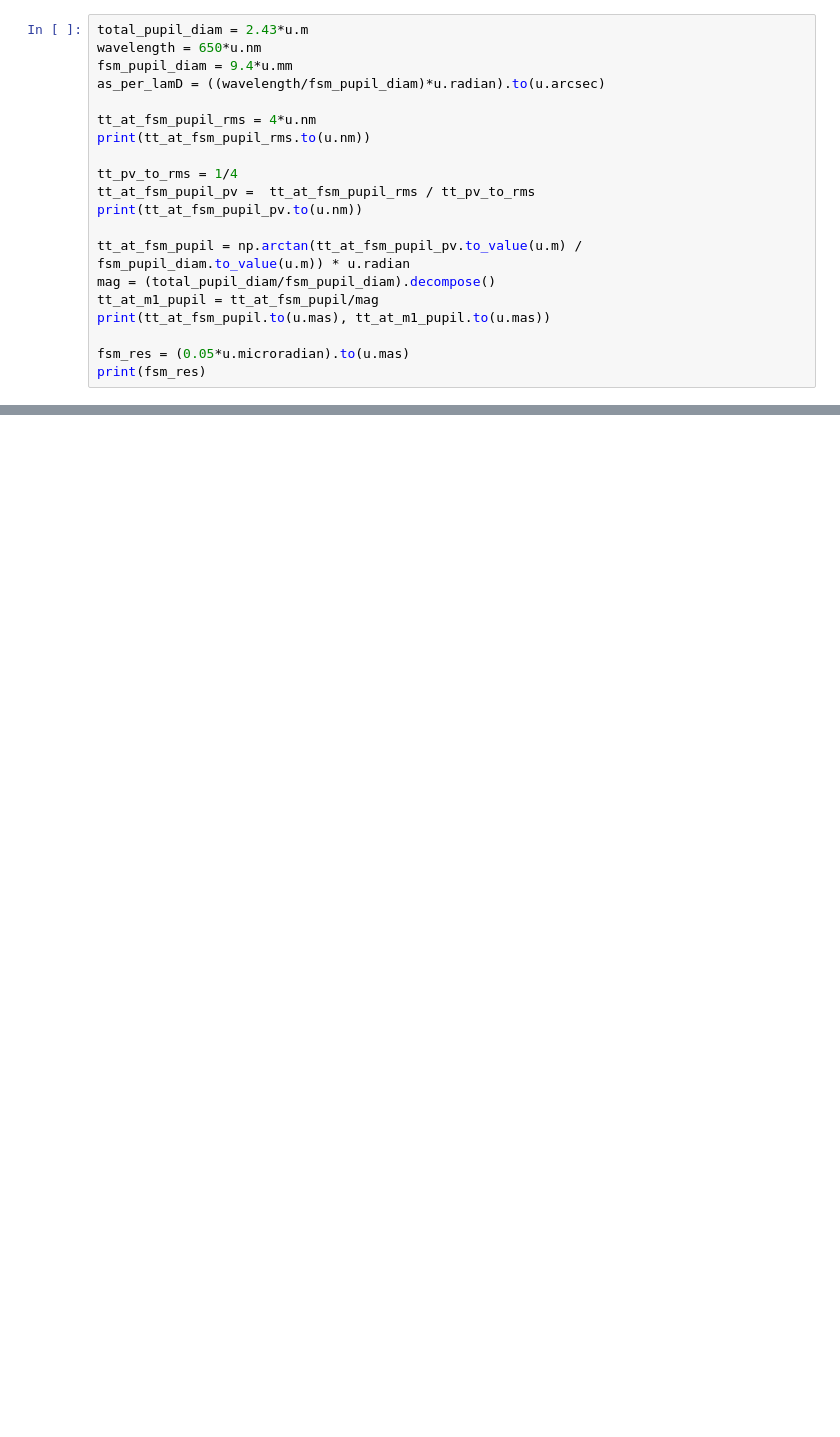
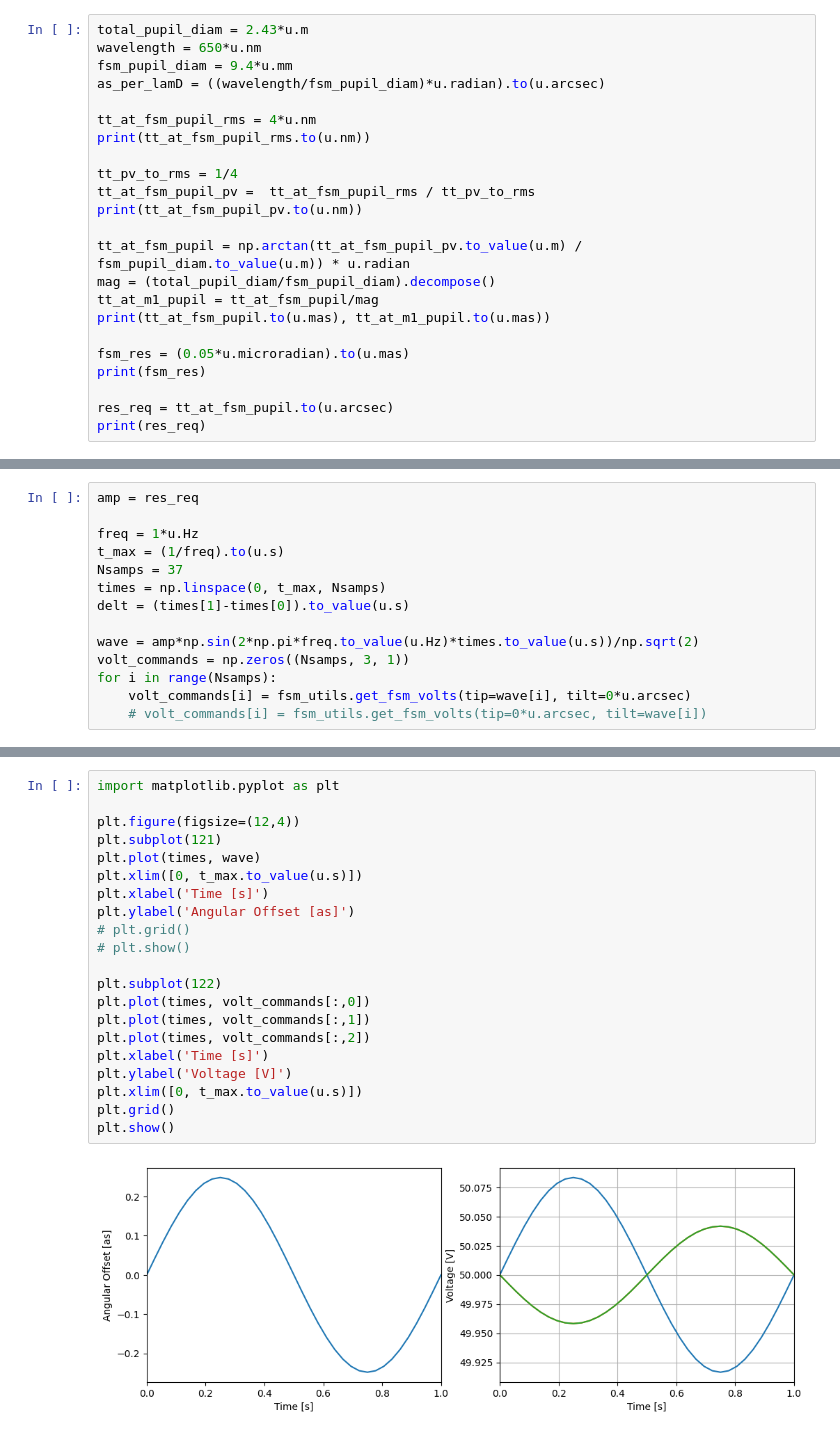
Before and after one commit to nick-lambert/fsm-exps, a Jupyter notebook: fsm_resolution.ipynb, the cells around one changed output, grey strips where cells are left out. Drawn from its saved outputs; the diff is of its cells as text; blank space fills up the shorter version.

```diff
--- a/fsm_resolution.ipynb
+++ b/fsm_resolution.ipynb
@@ -71,6 +64,9 @@ print(tt_at_fsm_pupil.to(u.mas), tt_at_m1_pupil.to(u.mas))
 
 fsm_res = (0.05*u.microradian).to(u.mas)
 print(fsm_res)
+
+res_req = tt_at_fsm_pupil.to(u.arcsec)
+print(res_req)
 # %% [output]
 4.0 nm
 16.0 nm
@@ -78,0 +80,14 @@ print(fsm_res)
+# %%
+amp = res_req
+
+freq = 1*u.Hz
+t_max = (1/freq).to(u.s)
+Nsamps = 37
+times = np.linspace(0, t_max, Nsamps)
+delt = (times[1]-times[0]).to_value(u.s)
+
+wave = amp*np.sin(2*np.pi*freq.to_value(u.Hz)*times.to_value(u.s))/np.sqrt(2)
+volt_commands = np.zeros((Nsamps, 3, 1))
+for i in range(Nsamps):
+    volt_commands[i] = fsm_utils.get_fsm_volts(tip=wave[i], tilt=0*u.arcsec)
+    # volt_commands[i] = fsm_utils.get_fsm_volts(tip=0*u.arcsec, tilt=wave[i])
@@ -78,0 +112,23 @@ print(fsm_res)
+# %%
+import matplotlib.pyplot as plt
+
+plt.figure(figsize=(12,4))
+plt.subplot(121)
+plt.plot(times, wave)
+plt.xlim([0, t_max.to_value(u.s)])
+plt.xlabel('Time [s]')
+plt.ylabel('Angular Offset [as]')
+# plt.grid()
+# plt.show()
+
+plt.subplot(122)
+plt.plot(times, volt_commands[:,0])
+plt.plot(times, volt_commands[:,1])
+plt.plot(times, volt_commands[:,2])
+plt.xlabel('Time [s]')
+plt.ylabel('Voltage [V]')
+plt.xlim([0, t_max.to_value(u.s)])
+plt.grid()
+plt.show()
+# %% [output]
+[figure, added]
```
Also changed, not shown: parts of 8 cells of this notebook, 10 other files.
